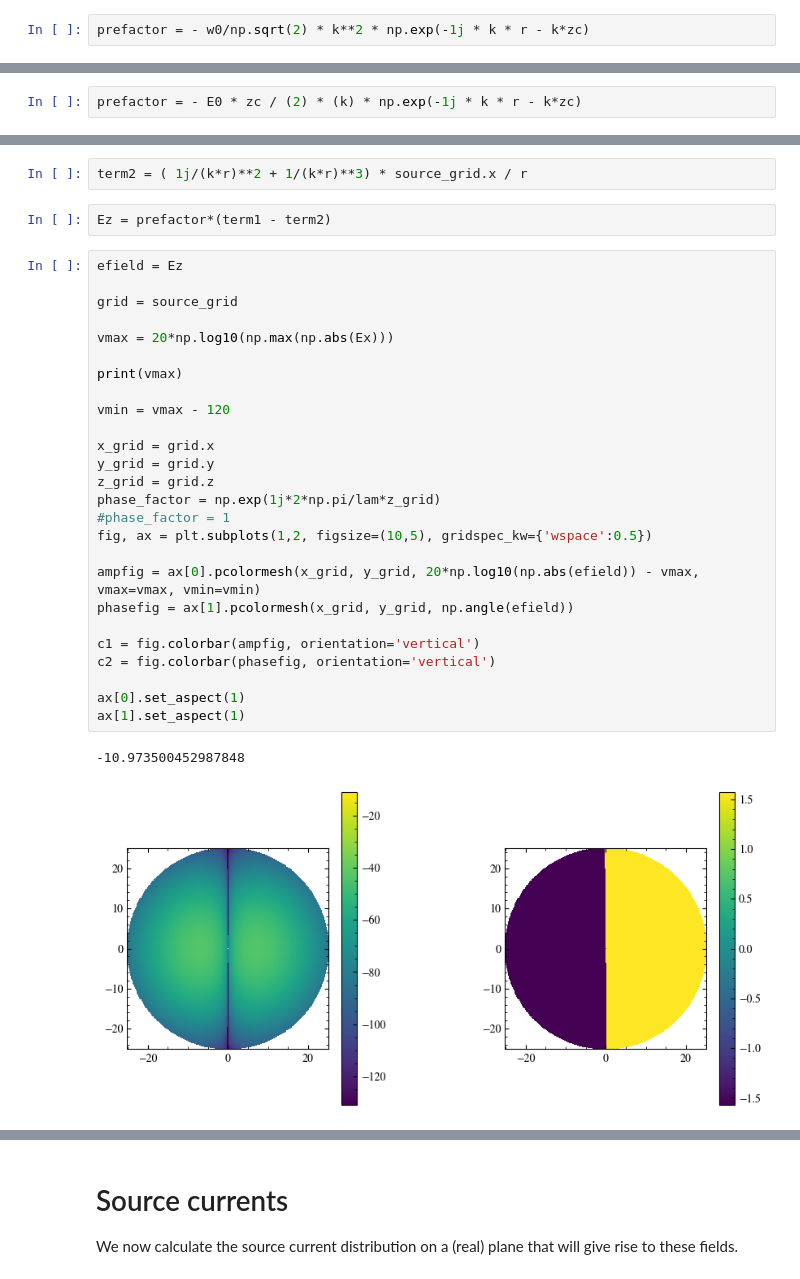
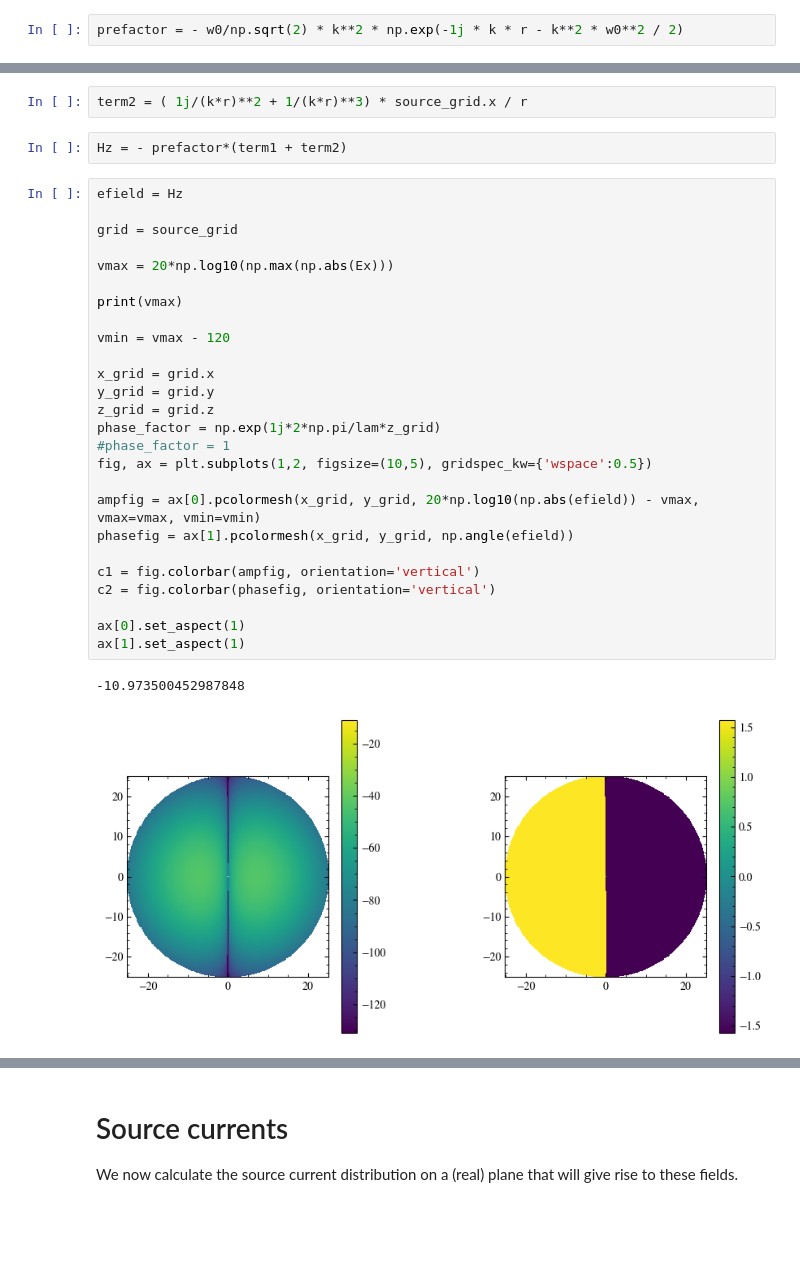
Before and after one commit to PyPO-dev/PyPO, a Jupyter notebook: doxy/gaussian_beams.ipynb, the cells around one changed output, grey strips where cells are left out. Saved outputs shown, nothing was run; the diff lists cells and outputs as text; blank space fills up the shorter version.

```diff
--- a/doxy/gaussian_beams.ipynb
+++ b/doxy/gaussian_beams.ipynb
@@ -326,5 +344,5 @@ $$ E_x = \frac{- E_0 z_c k}{2} e^{ikr - kz_c}\Bigg[\bigg(\frac{-i}{(kr)} - \frac
 # %%
-prefactor = - w0/np.sqrt(2) * k**2 * np.exp(-1j * k * r - k*zc)
+prefactor = - w0/np.sqrt(2) * k**2 * np.exp(-1j * k * r - k**2 * w0**2 / 2)
 # %%
 term1 = - 1j/(k*r) - 1/(k*r)**2 + 1j/(k*r)**3
 term2 = (1j/(k*r) + 3/(k*r)**2 - 3j/(k*r)**3) * (source_grid.x**2 / r**2)
@@ -617,5 +633,3 @@ $$ E_y = \frac{- E_0 z_c}{2} k e^{ikr - kz_c}\Bigg[\bigg(\frac{-i}{(kr)} - \frac
-# %%
-prefactor = - E0 * zc / (2) * (k) * np.exp(-1j * k * r - k*zc)
 # %%
 term1 = - 1j/(k*r) - 1/(k*r)**2 + 1j/(k*r)**3
 term2 = (1j/(k*r) + 3/(k*r)**2 - 3j/(k*r)**3) * (source_grid.y**2 / r**2)
@@ -693,36 +707,36 @@ term1 = (1j/(k*r) + 3/(k*r)**2 - 3j/(k*r)**3) * source_grid.x * (source_grid.z +
 # %%
 term2 = ( 1j/(k*r)**2 + 1/(k*r)**3) * source_grid.x / r
 # %%
-Ez = prefactor*(term1 - term2)
+Hz = - prefactor*(term1 + term2)
 # %%
-efield = Ez
+efield = Hz
 
 grid = source_grid
 
 vmax = 20*np.log10(np.max(np.abs(Ex)))
 
 print(vmax)
 
 vmin = vmax - 120
 
 x_grid = grid.x
 y_grid = grid.y
 z_grid = grid.z
 phase_factor = np.exp(1j*2*np.pi/lam*z_grid)
 #phase_factor = 1
 fig, ax = plt.subplots(1,2, figsize=(10,5), gridspec_kw={'wspace':0.5})
 
 ampfig = ax[0].pcolormesh(x_grid, y_grid, 20*np.log10(np.abs(efield)) - vmax, vmax=vmax, vmin=vmin)
 phasefig = ax[1].pcolormesh(x_grid, y_grid, np.angle(efield))
 
 c1 = fig.colorbar(ampfig, orientation='vertical')
 c2 = fig.colorbar(phasefig, orientation='vertical')
 
 ax[0].set_aspect(1)
 ax[1].set_aspect(1)
 # %% [output]
 -10.973500452987848
-[figure, old version]
+[figure, new version]
 # %%
 row = 0
 row_d = 45
```
Also changed, not shown: parts of 24 cells of this notebook.
